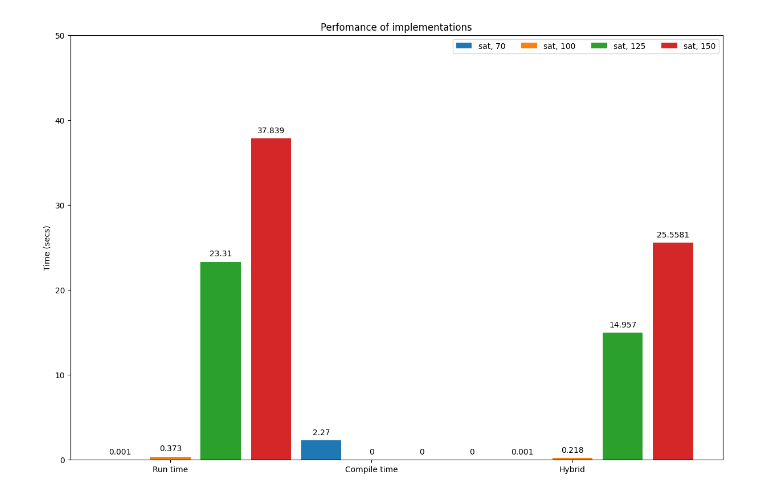
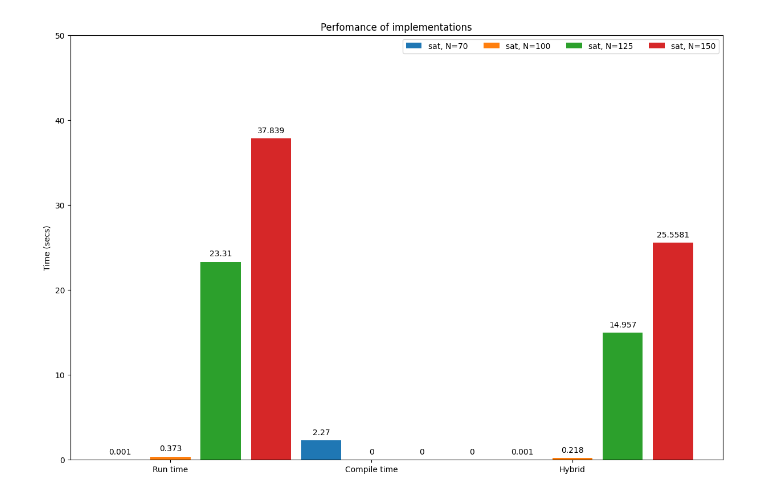
Before and after one commit to uslsteen/sat_solver, a Jupyter notebook: scripts/analysis.ipynb, the cells around one changed output. Saved outputs shown, nothing was run; the diff lists cells and outputs as text; code cells hidden in the pictures.

```diff
--- a/scripts/analysis.ipynb
+++ b/scripts/analysis.ipynb
@@ -2,35 +2,35 @@
 import matplotlib.pyplot as plt
 import numpy as np
 
 
 impls = ("Run time", "Compile time", "Hybrid")
 time_values = {
-    'sat, 70': (0.001, 2.27, 0.001),
-    'sat, 100': (0.373, 0, 0.218),
-    'sat, 125': (23.310, 0, 14.957),
-    'sat, 150': (37.839, 0, 25.5581),
+    'sat, N=70': (0.001, 2.27, 0.001),
+    'sat, N=100': (0.373, 0, 0.218),
+    'sat, N=125': (23.310, 0, 14.957),
+    'sat, N=150': (37.839, 0, 25.5581),
 }
 
 x = np.arange(len(impls))
 width = 0.25
 multiplier = 0
 
 fig, ax = plt.subplots(figsize=(12, 8), layout='constrained')
 
 for attribute, measurement in time_values.items():
     offset = width * multiplier
     rects = ax.bar(x + offset, measurement, 0.2, label=attribute)
     ax.bar_label(rects, padding=5)
     multiplier += 1
 
 
 ax.set_ylabel('Time (secs)')
 ax.set_title('Perfomance of implementations')
 ax.set_xticks(x + width, species)
 ax.legend(loc='upper right', ncols=4)
 ax.set_ylim(0, 50)
 
 plt.show()
 plt.show()
 # %% [output]
-[figure, old version]
+[figure, new version]
```
Also changed, not shown: 2 other files.
